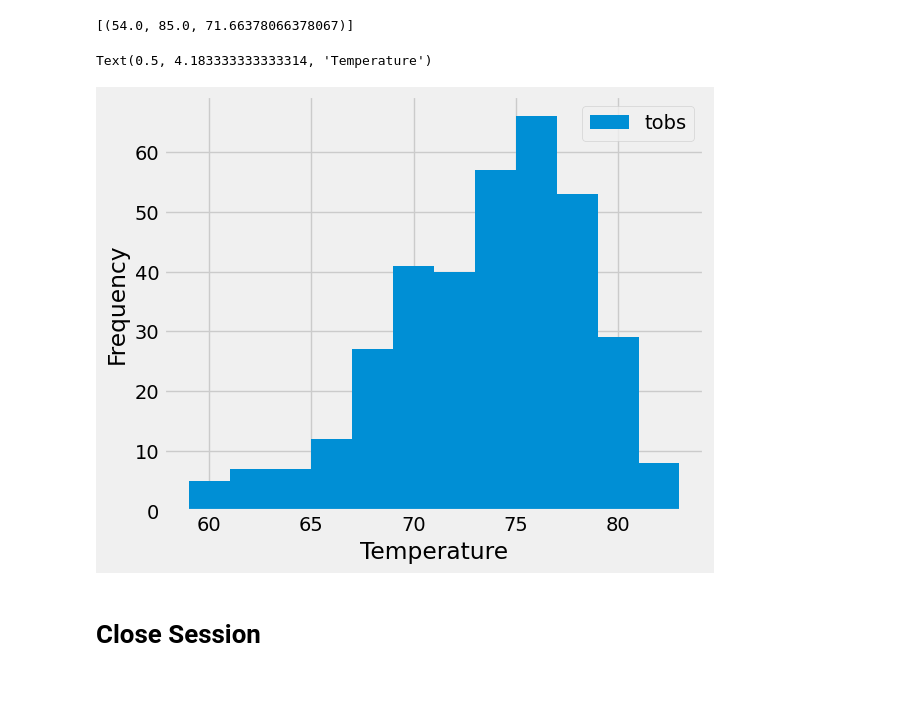
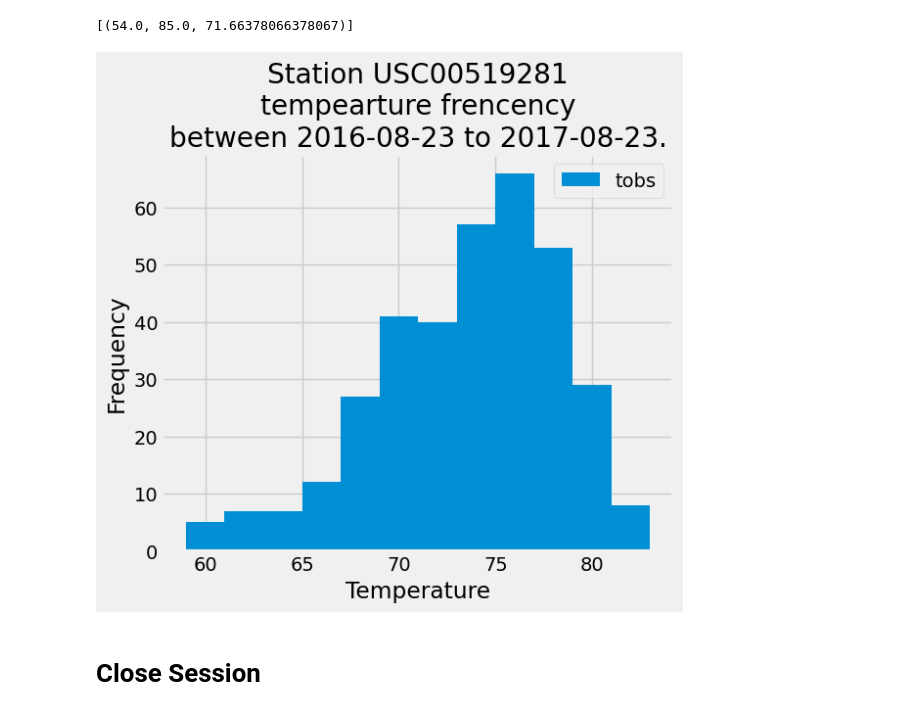
Before and after one commit to M-Soriano/sqlalchemy-challenge, a Jupyter notebook: climate_starter.ipynb, the cells around one changed output. Drawn from its saved outputs; the diff is of its cells as text; code cells hidden in the pictures; blank space fills up the shorter version.

Commit message:
In climate_starter.ipynb, added query for 12 month of tempeture data of most active station, and histogram

```diff
--- a/climate_starter.ipynb
+++ b/climate_starter.ipynb
@@ -119,9 +119,20 @@ most_active_station_temperature
 # %%
 # Using the most active station id
 # Query the last 12 months of temperature observation data for this station and plot the results as a histogram
+station_temp_1yr= session.query(measurement.tobs).filter(measurement.station == station_activity[0][0], measurement.date >= one_year_ago).all()
+
+station_temp_1yr_df= pd.DataFrame(station_temp_1yr, columns=["tobs"])
+
+station_temp_1yr_df.plot(kind="hist",
+                         figsize=(6,5),
+                         bins=12,
+                         xlabel="Temperature",
+                         ylabel="Frequency",
+                         title=f"Station {station_activity[0][0]}\ntempearture frencency\nbetween {one_year_ago} to {most_recent_date[0]}."
+                         )
+plt.show()
 # %% [output]
-Text(0.5, 4.183333333333314, 'Temperature')
-[figure, old version]
+[figure, new version]
 # %% [markdown]
 # Close Session
 # %%
```
Also changed, not shown: parts of 1 cell of this notebook.
